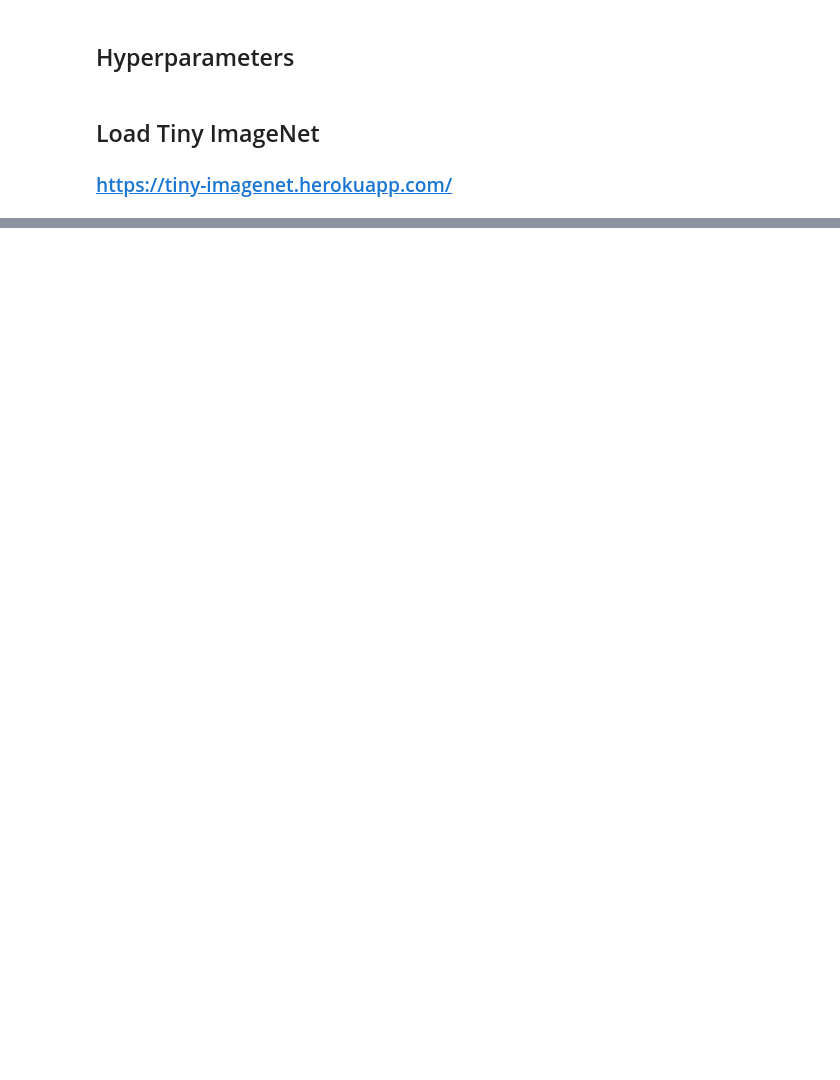
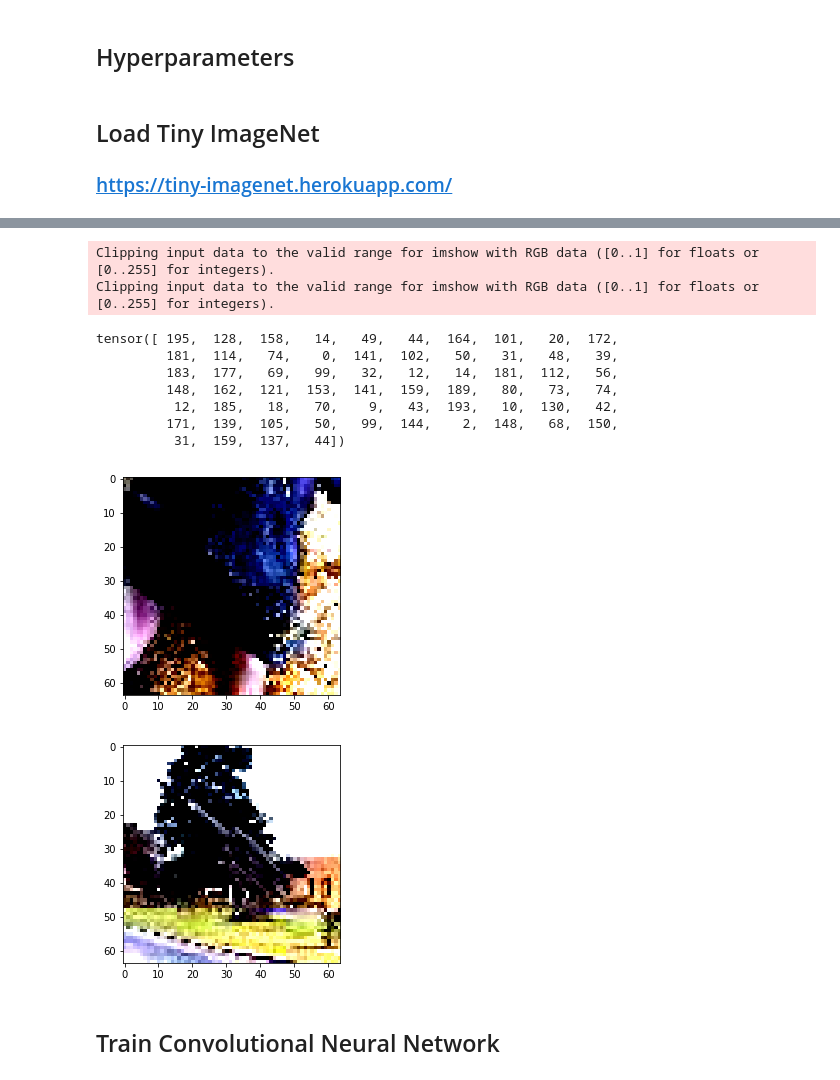
Before and after one commit to Lab41/cyphercat, a Jupyter notebook: Classification_baselines/TinyImageNet/TinyImageNet.ipynb, the cells around one changed output, grey strips where cells are left out. Cells and saved outputs as stored; diff of their text form; code cells hidden in the pictures; blank space fills up the shorter version.

```diff
--- a/Classification_baselines/TinyImageNet/TinyImageNet.ipynb
+++ b/Classification_baselines/TinyImageNet/TinyImageNet.ipynb
@@ -84,0 +101,20 @@ imshow(torchvision.utils.make_grid(imgs))
+# %%
+print(labels)
+plt.figure()
+imshow(imgs[18])
+plt.figure()
+imshow(imgs[62])
+# %% [output]
+Clipping input data to the valid range for imshow with RGB data ([0..1] for floats or [0..255] for integers).
+Clipping input data to the valid range for imshow with RGB data ([0..1] for floats or [0..255] for integers).
+tensor([ 195,  128,  158,   14,   49,   44,  164,  101,   20,  172,
+         181,  114,   74,    0,  141,  102,   50,   31,   48,   39,
+         183,  177,   69,   99,   32,   12,   14,  181,  112,   56,
+         148,  162,  121,  153,  141,  159,  189,   80,   73,   74,
+          12,  185,   18,   70,    9,   43,  193,   10,  130,   42,
+         171,  139,  105,   50,   99,  144,    2,  148,   68,  150,
+          31,  159,  137,   44])
+[figure, added]
+[figure, added]
+# %% [markdown]
+## Train Convolutional Neural Network
```
Also changed, not shown: parts of 15 cells of this notebook, 2 other files.
